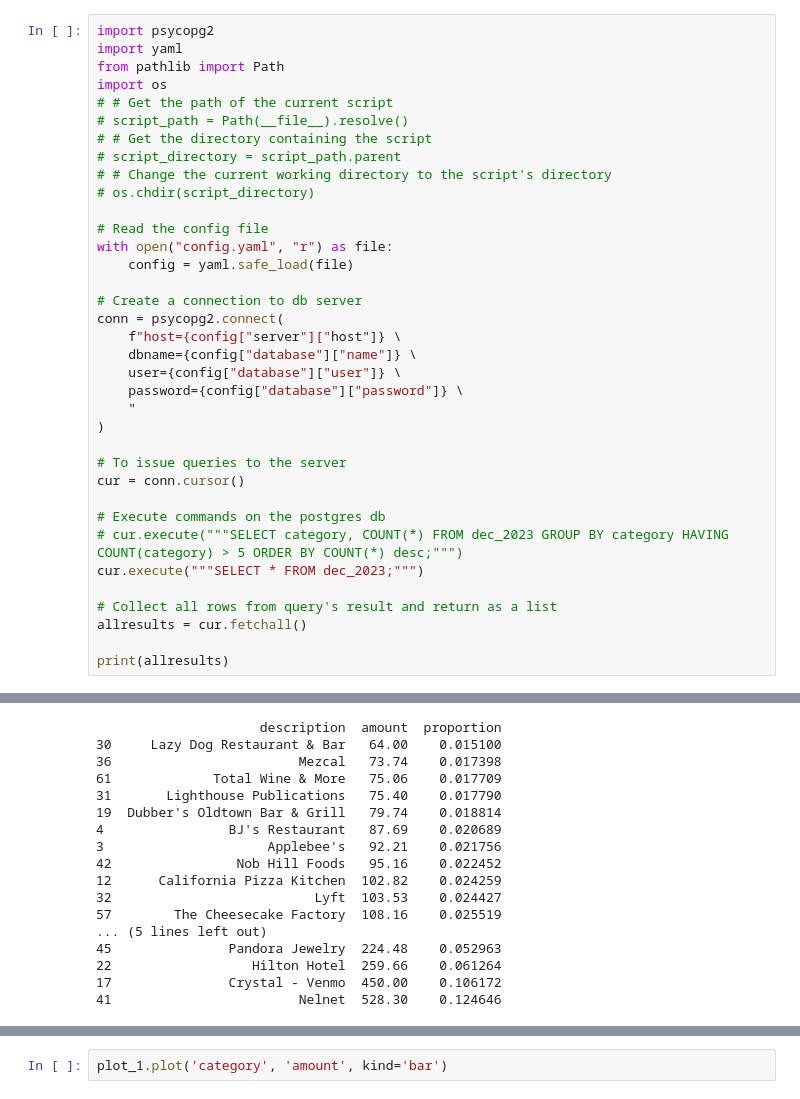
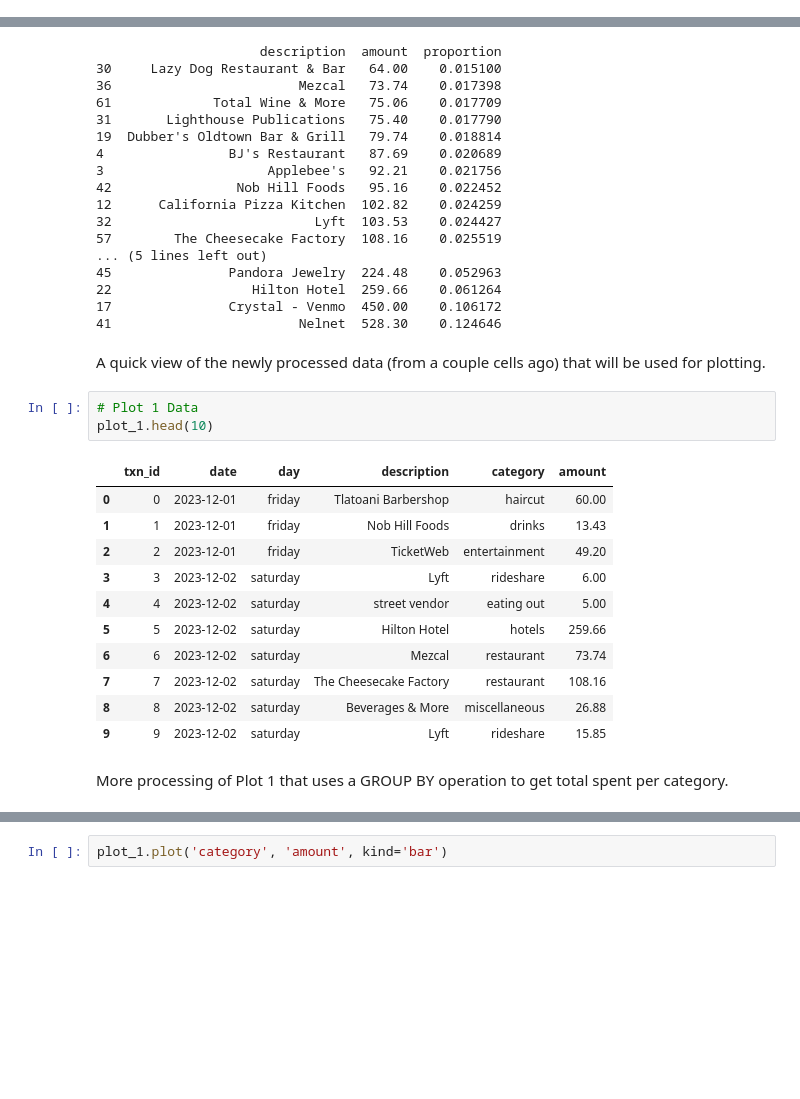
Before and after one commit to bravo-joe/personal-finance-project, a Jupyter notebook: notebooks/prototyping_notebook.ipynb, the cells around one changed output, grey strips where cells are left out. Cells and saved outputs as stored; diff of their text form; blank space fills up the shorter version.

```diff
--- a/notebooks/prototyping_notebook.ipynb
+++ b/notebooks/prototyping_notebook.ipynb
@@ -145,36 +162,0 @@ Following will be to used to connect to the correct table in PostgreSQL and run
-# %%
-import psycopg2
-import yaml
-from pathlib import Path
-import os
-# # Get the path of the current script
-# script_path = Path(__file__).resolve()
-# # Get the directory containing the script
-# script_directory = script_path.parent
-# # Change the current working directory to the script's directory
-# os.chdir(script_directory)
-
-# Read the config file
-with open("config.yaml", "r") as file:
-    config = yaml.safe_load(file)
-
-# Create a connection to db server
-conn = psycopg2.connect(
-    f"host={config["server"]["host"]} \
-    dbname={config["database"]["name"]} \
-    user={config["database"]["user"]} \
-    password={config["database"]["password"]} \
-    "
-)
-
-# To issue queries to the server
-cur = conn.cursor()
-
-# Execute commands on the postgres db
-# cur.execute("""SELECT category, COUNT(*) FROM dec_2023 GROUP BY category HAVING COUNT(category) > 5 ORDER BY COUNT(*) desc;""")
-cur.execute("""SELECT * FROM dec_2023;""")
-
-# Collect all rows from query's result and return as a list
-allresults = cur.fetchall()
-
-print(allresults)
@@ -286,6 +234,25 @@ print(x)
 22                  Hilton Hotel  259.66    0.061264
 17               Crystal - Venmo  450.00    0.106172
 41                        Nelnet  528.30    0.124646
+# %% [markdown]
+A quick view of the newly processed data (from a couple cells ago) that will be used for plotting.
+# %%
+# Plot 1 Data
+plot_1.head(10)
+# %% [output]
+|  | txn_id | date | day | description | category | amount |
+| 0 | 0 | 2023-12-01 | friday | Tlatoani Barbershop | haircut | 60.00 |
+| 1 | 1 | 2023-12-01 | friday | Nob Hill Foods | drinks | 13.43 |
+| 2 | 2 | 2023-12-01 | friday | TicketWeb | entertainment | 49.20 |
+| 3 | 3 | 2023-12-02 | saturday | Lyft | rideshare | 6.00 |
+| 4 | 4 | 2023-12-02 | saturday | street vendor | eating out | 5.00 |
+| 5 | 5 | 2023-12-02 | saturday | Hilton Hotel | hotels | 259.66 |
+| 6 | 6 | 2023-12-02 | saturday | Mezcal | restaurant | 73.74 |
+| 7 | 7 | 2023-12-02 | saturday | The Cheesecake Factory | restaurant | 108.16 |
+| 8 | 8 | 2023-12-02 | saturday | Beverages & More | miscellaneous | 26.88 |
+| 9 | 9 | 2023-12-02 | saturday | Lyft | rideshare | 15.85 |
+# %% [markdown]
+More processing of Plot 1 that uses a GROUP BY operation to get total spent per category.
 # %%
 plot_1 = plot_1.drop(columns=['txn_id', 'date', 'day', 'description'])
 plot_1 = plot_1.groupby('category', as_index=False).sum()
```
Also changed, not shown: parts of 98 cells of this notebook.
